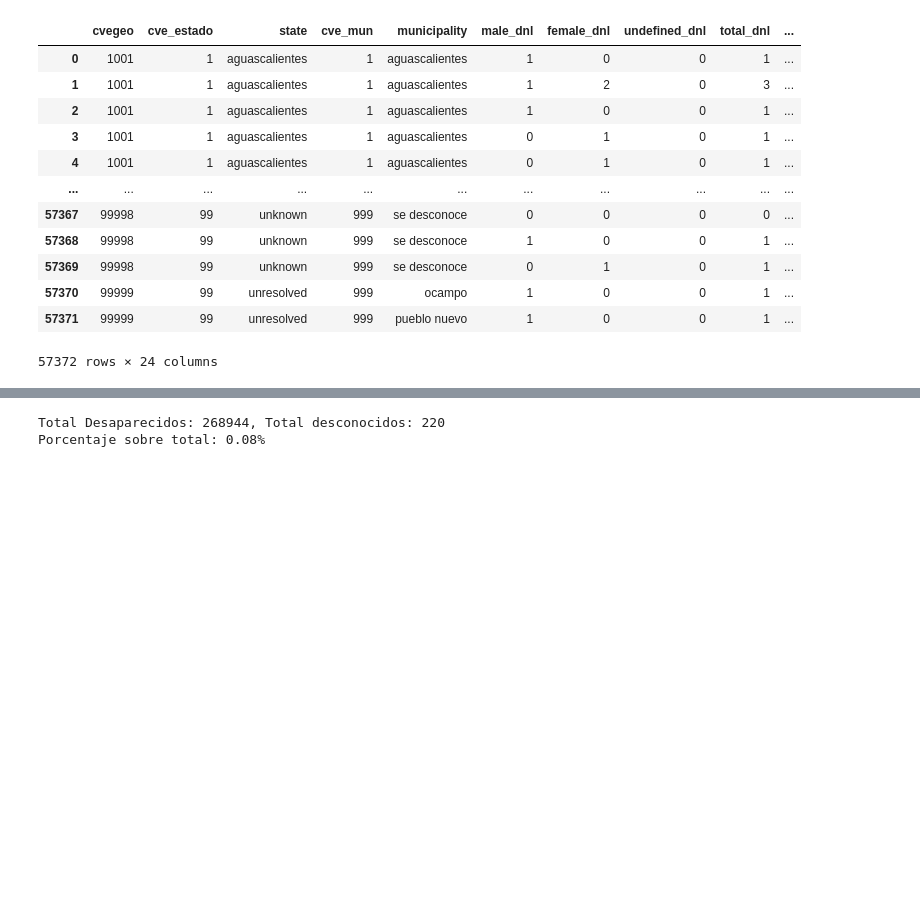
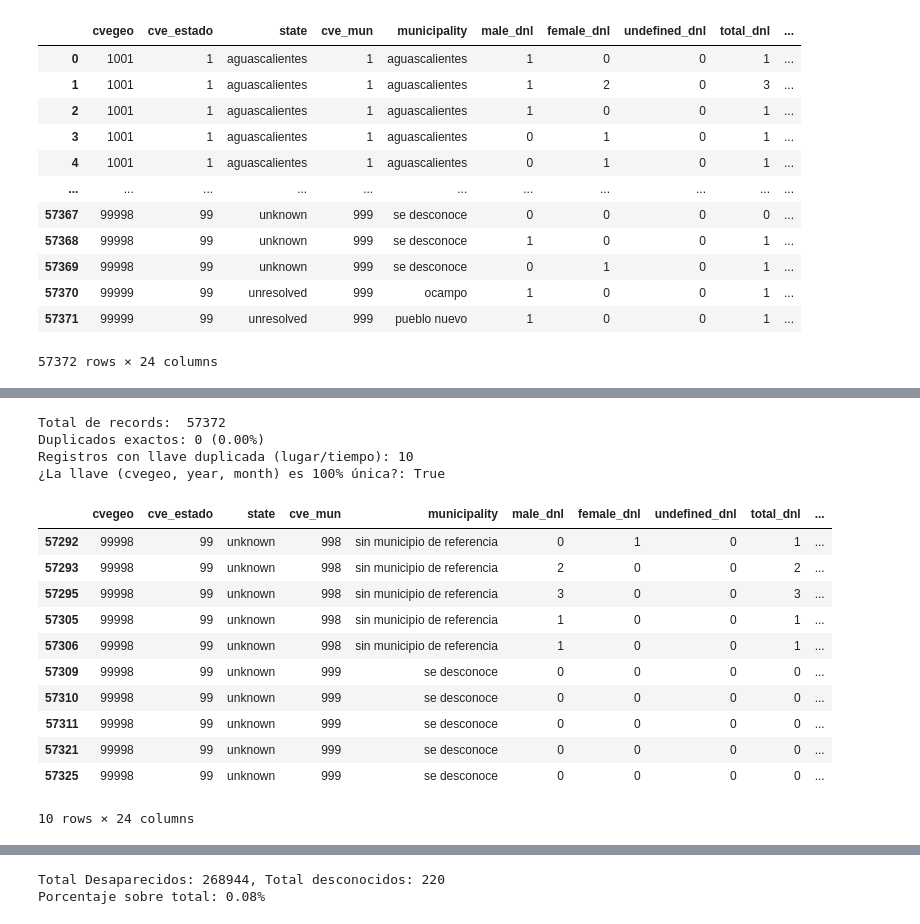
Before and after one commit to JuCaRiCo/202602-AnaliticaDescriptivaPredictiva, a Jupyter notebook: ProyectoFinal_v2.ipynb, the cells around one changed output, grey strips where cells are left out. Drawn from its saved outputs; the diff is of its cells as text; code cells hidden in the pictures; blank space fills up the shorter version.

```diff
--- a/ProyectoFinal_v2.ipynb
+++ b/ProyectoFinal_v2.ipynb
@@ -220,0 +228,38 @@ Total de registros con municipio nulo: 1
+# %%
+total_records = len(df)
+print('Total de records: ',total_records)
+
+#Total de records duplicados usando 'first'
+duplicados_exactos = df.duplicated(keep='first').sum()
+pct_duplicados = (duplicados_exactos / total_records) * 100
+print(f"Duplicados exactos: {duplicados_exactos:,} ({pct_duplicados:.2f}%)")
+
+llaves_para_dups = ['cvegeo', 'year', 'month']
+
+# Duplicados por clave primaria (llave compuesta)
+# Verifica si hay combinaciones duplicadas de Municipio + Año + Mes
+duplicados_llave = df.duplicated(subset=llaves_para_dups, keep=False).sum()
+print(f"Registros con llave duplicada (lugar/tiempo): {duplicados_llave:,}")
+
+# Verificación de integridad de llaves (clave primaria única)
+es_llave_unica = df.set_index(llaves).index.is_unique
+print(f"¿La llave (cvegeo, year, month) es 100% única?: {es_llave_unica}")
+
+df[df.duplicated(subset=llaves_para_dups, keep=False)]
+# %% [output]
+Total de records:  57372
+Duplicados exactos: 0 (0.00%)
+Registros con llave duplicada (lugar/tiempo): 10
+¿La llave (cvegeo, year, month) es 100% única?: True
+|  | cvegeo | cve_estado | state | cve_mun | municipality | male_dnl | female_dnl | undefined_dnl | total_dnl | ... |
+| 57292 | 99998 | 99 | unknown | 998 | sin municipio de referencia | 0 | 1 | 0 | 1 | ... |
+| 57293 | 99998 | 99 | unknown | 998 | sin municipio de referencia | 2 | 0 | 0 | 2 | ... |
+| 57295 | 99998 | 99 | unknown | 998 | sin municipio de referencia | 3 | 0 | 0 | 3 | ... |
+| 57305 | 99998 | 99 | unknown | 998 | sin municipio de referencia | 1 | 0 | 0 | 1 | ... |
+| 57306 | 99998 | 99 | unknown | 998 | sin municipio de referencia | 1 | 0 | 0 | 1 | ... |
+| 57309 | 99998 | 99 | unknown | 999 | se desconoce | 0 | 0 | 0 | 0 | ... |
+| 57310 | 99998 | 99 | unknown | 999 | se desconoce | 0 | 0 | 0 | 0 | ... |
+| 57311 | 99998 | 99 | unknown | 999 | se desconoce | 0 | 0 | 0 | 0 | ... |
+| 57321 | 99998 | 99 | unknown | 999 | se desconoce | 0 | 0 | 0 | 0 | ... |
+| 57325 | 99998 | 99 | unknown | 999 | se desconoce | 0 | 0 | 0 | 0 | ... |
+10 rows × 24 columns
```
Also changed, not shown: parts of 24 cells of this notebook.
